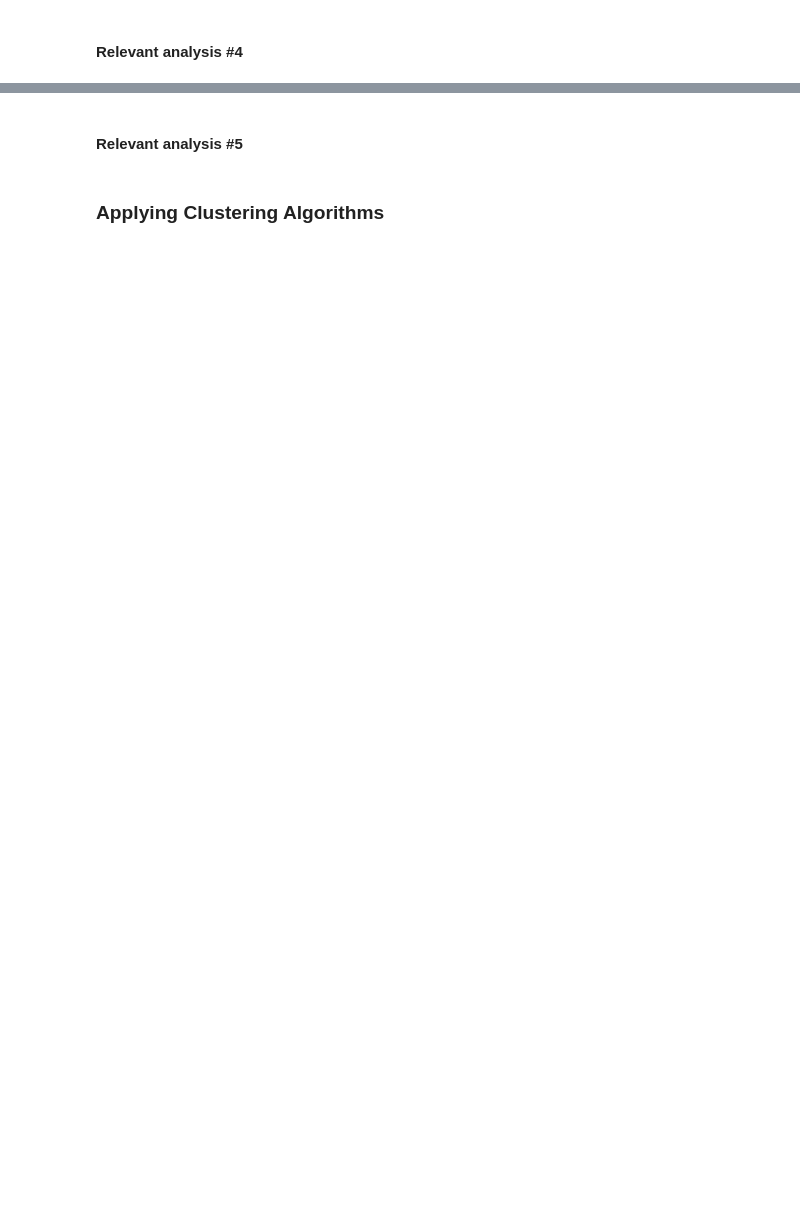
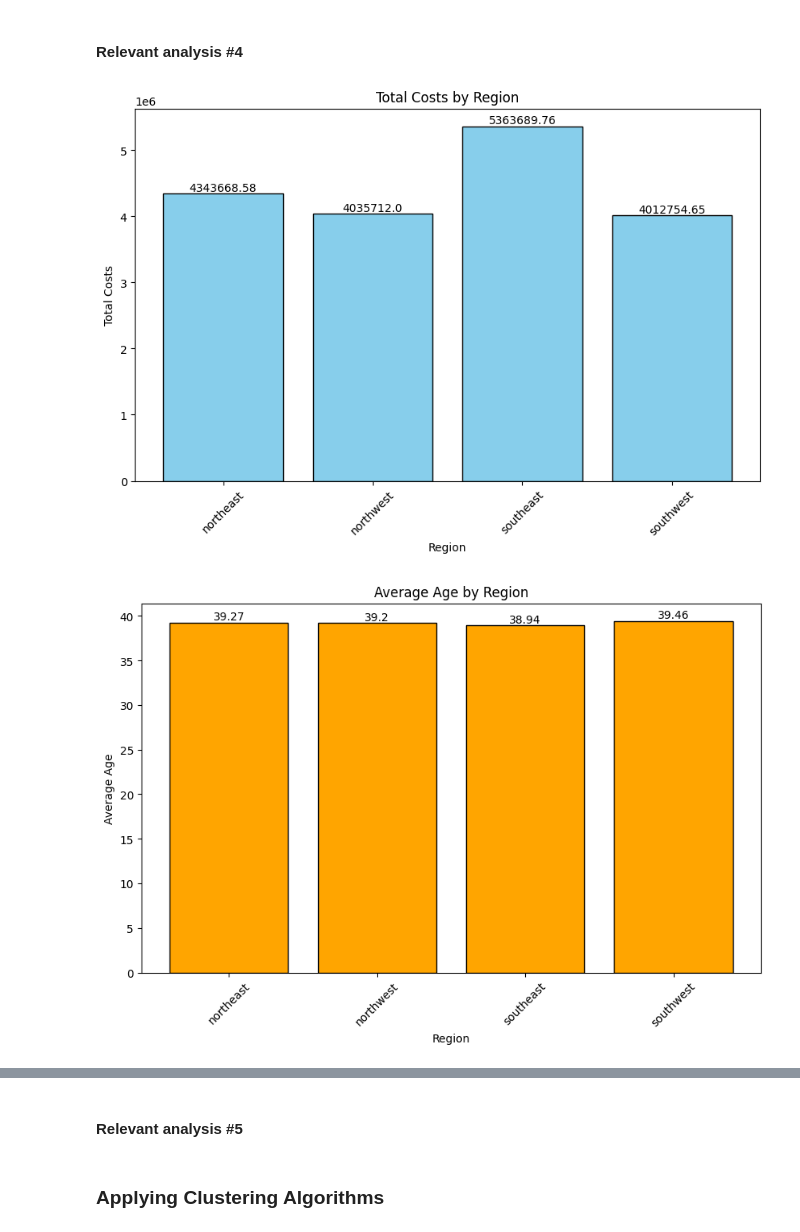
Before and after one commit to 911AstalusAdrian/MS2-PT, a Jupyter notebook: A3/clustering_notebook.ipynb, the cells around one changed output, grey strips where cells are left out. Cells and saved outputs as stored; diff of their text form; code cells hidden in the pictures; blank space fills up the shorter version.

```diff
--- a/A3/clustering_notebook.ipynb
+++ b/A3/clustering_notebook.ipynb
@@ -46,2 +83,51 @@ max      64.000000    53.130000     5.000000  63770.428010
 # %% [markdown]
 #### Relevant analysis #4
+# %%
+total_costs_by_region = df.groupby('region')['charges'].sum().reset_index()
+avg_age_by_region = df.groupby('region')['age'].mean().reset_index()
+avg_bmi_by_region = df.groupby('region')['bmi'].mean().reset_index()
+
+# Total costs by Region
+plt.figure(figsize=(10, 6))
+bars = plt.bar(total_costs_by_region['region'], total_costs_by_region['charges'], color='skyblue', edgecolor='black')
+plt.title('Total Costs by Region')
+plt.xlabel('Region')
+plt.ylabel('Total Costs')
+plt.xticks(rotation=45)
+
+for bar in bars:
+    height = bar.get_height()
+    plt.text(bar.get_x() + bar.get_width() / 2, height, round(height, 2), ha='center', va='bottom')
+
+plt.show()
+
+# Average age by Region
+plt.figure(figsize=(10, 6))
+bars = plt.bar(avg_age_by_region['region'], avg_age_by_region['age'], color='orange', edgecolor='black')
+plt.title('Average Age by Region')
+plt.xlabel('Region')
+plt.ylabel('Average Age')
+plt.xticks(rotation=45)
+
+for bar in bars:
+    height = bar.get_height()
+    plt.text(bar.get_x() + bar.get_width() / 2, height, round(height, 2), ha='center', va='bottom')
+
+plt.show()
+
+# Average BMI by Region
+plt.figure(figsize=(10, 6))
+bars = plt.bar(avg_bmi_by_region['region'], avg_bmi_by_region['bmi'], color='green', edgecolor='black')
+plt.title('Average BMI by Region')
+plt.xlabel('Region')
+plt.ylabel('Average BMI')
+plt.xticks(rotation=45)
+
+for bar in bars:
+    height = bar.get_height()
+    plt.text(bar.get_x() + bar.get_width() / 2, height, round(height, 2), ha='center', va='bottom')
+
+plt.show()
+# %% [output]
+[figure, added]
+[figure, added]
```
Also changed, not shown: parts of 8 cells of this notebook.
